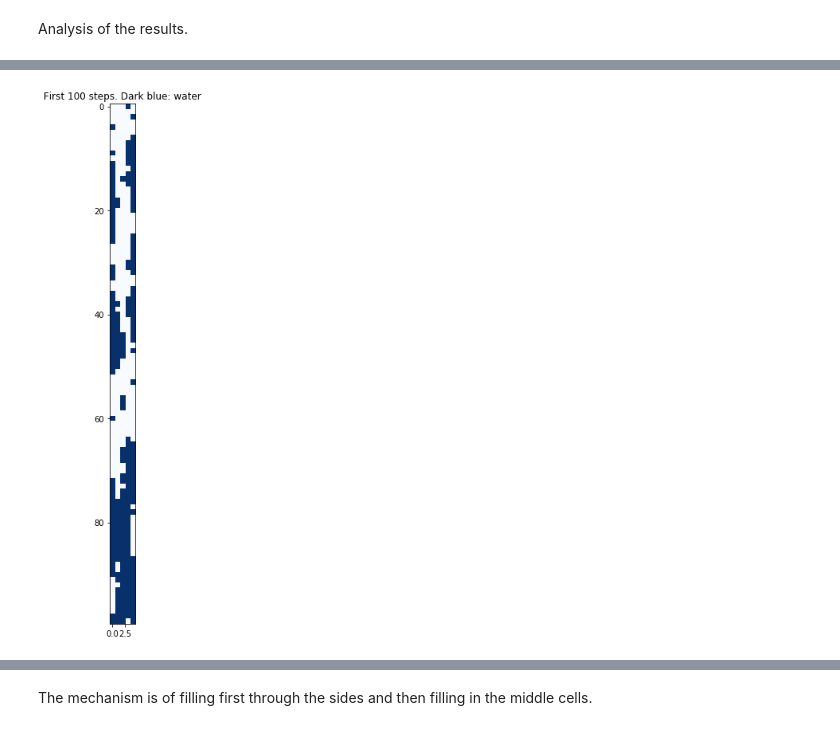
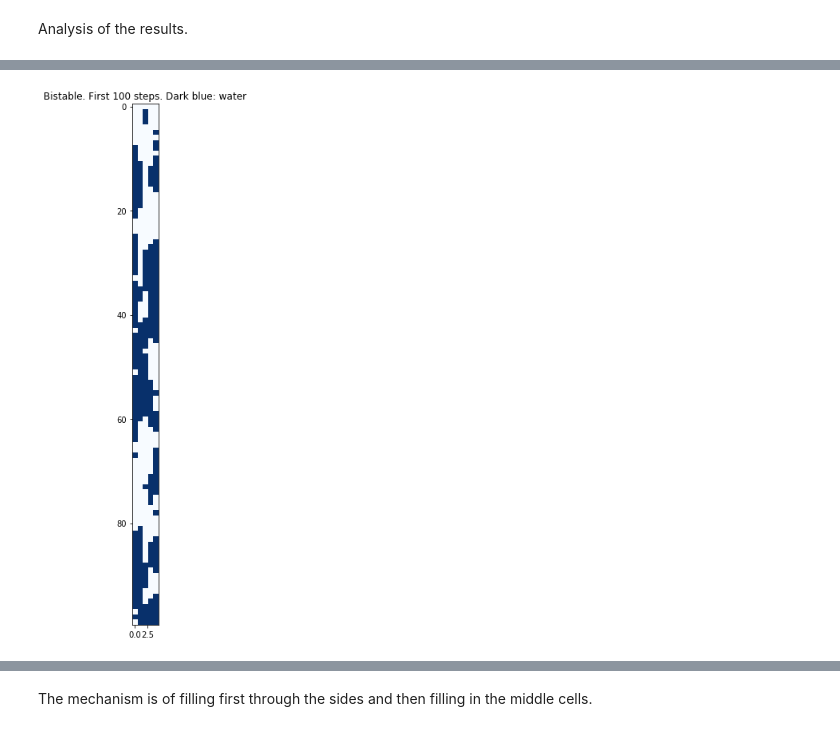
Before and after one commit to martagonzalvo/che164, a Jupyter notebook: 164Project_v2.ipynb, the cells around one changed output, grey strips where cells are left out. Cells and saved outputs as stored; diff of their text form; code cells hidden in the pictures.

```diff
--- a/164Project_v2.ipynb
+++ b/164Project_v2.ipynb
@@ -627,0 +730,5 @@ NameError: name 's2' is not defined
+# %%
+J = 1.198
+eps = J/10
+
+x, a, b, c = scipy.optimize.fsolve(spin_solve, np.array([1,1,1,1,1]), (eps, J), full_output=True)
@@ -721,22 +861,24 @@ start with empty and see how it fills (for last question)
 Calculating for the three different cases.
 # %%
 J_rt = 1.198
-eps_rt = J_rt/10
 init_spins = np.array([[-1,-1,-1,-1,-1]])
 
 #Running dynamics for 10,000 steps
-dyn_bist = dynamics(eps_rt, J_rt, init_spins, 10000)
-prob_bist = avg_prob(dyn_rt, eps_rt, J_rt) # 23 s 10,000
-info_bist = info_dyn(dyn_rt, eps_rt, J_rt)
+eps_bist = J_rt/10
+dyn_bist = dynamics(eps_bist, J_rt, init_spins, 10000)
+prob_bist = avg_prob(dyn_bist, eps_bist, J_rt) # 23 s 10,000
+info_bist = info_dyn(dyn_bist, eps_bist, J_rt)
 
 
-
-dyn_empty = dynamics(eps_rt, J_rt, init_spins, 10000)
-prob_empty = avg_prob(dyn_rt, eps_rt, J_rt) # 23 s 10,000
-info_empty = info_dyn(dyn_rt, eps_rt, J_rt)
+#eps_filled = np.linspace(0.01,0.05, 5)
+eps_filled = 0.03
+dyn_filled = dynamics(eps_filled, J_rt, init_spins, 10000)
+prob_filled = avg_prob(dyn_filled, eps_filled, J_rt) # 23 s 10,000
+info_filled = info_dyn(dyn_filled, eps_filled, J_rt)
 
 
-
-dyn_filled = dynamics(eps_rt, J_rt, init_spins, 10000)
-prob_filled = avg_prob(dyn_rt, eps_rt, J_rt) # 23 s 10,000
-info_filled = info_dyn(dyn_rt, eps_rt, J_rt)
+#eps_empty = np.linspace(0.4,0.5, 5)
+eps_empty = 0.45
+dyn_empty = dynamics(eps_empty, J_rt, init_spins, 10000)
+prob_empty = avg_prob(dyn_empty, eps_empty, J_rt) # 23 s 10,000
+info_empty = info_dyn(dyn_empty, eps_empty, J_rt)
@@ -810,8 +990,9 @@ array([[False, False, False,  True, False],
 # %%
+m = dyn_bist == 1
 plt.rcParams["figure.figsize"] = (20,12)
 plt.imshow(m[:100], cmap='Blues');
-plt.title('First 100 steps. Dark blue: water');
+plt.title('Bistable. First 100 steps. Dark blue: water');
 #ax = plt.gca();
 #ax.set(xlim=(0, 4), ylim=(0, 100));
 # %% [output]
-[figure, old version]
+[figure, new version]
```
Also changed, not shown: parts of 32 cells of this notebook, 1 other file.
